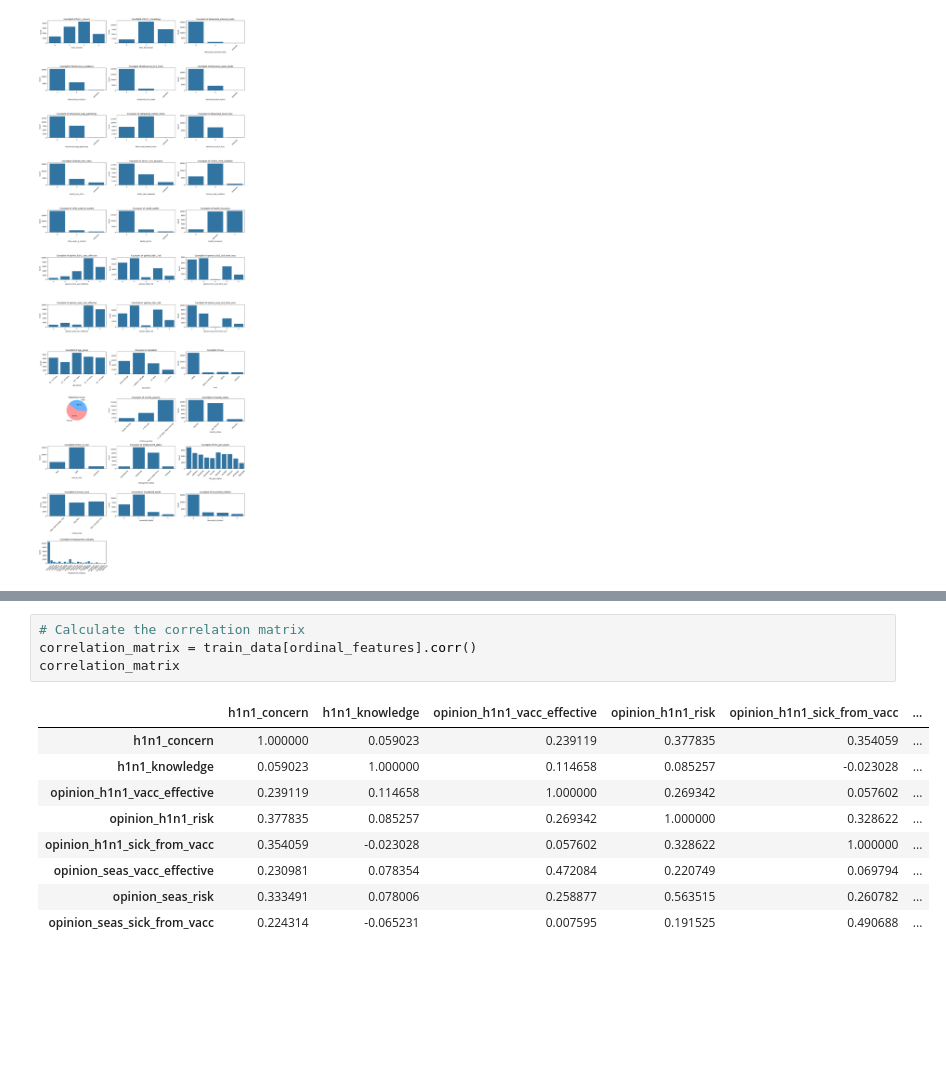
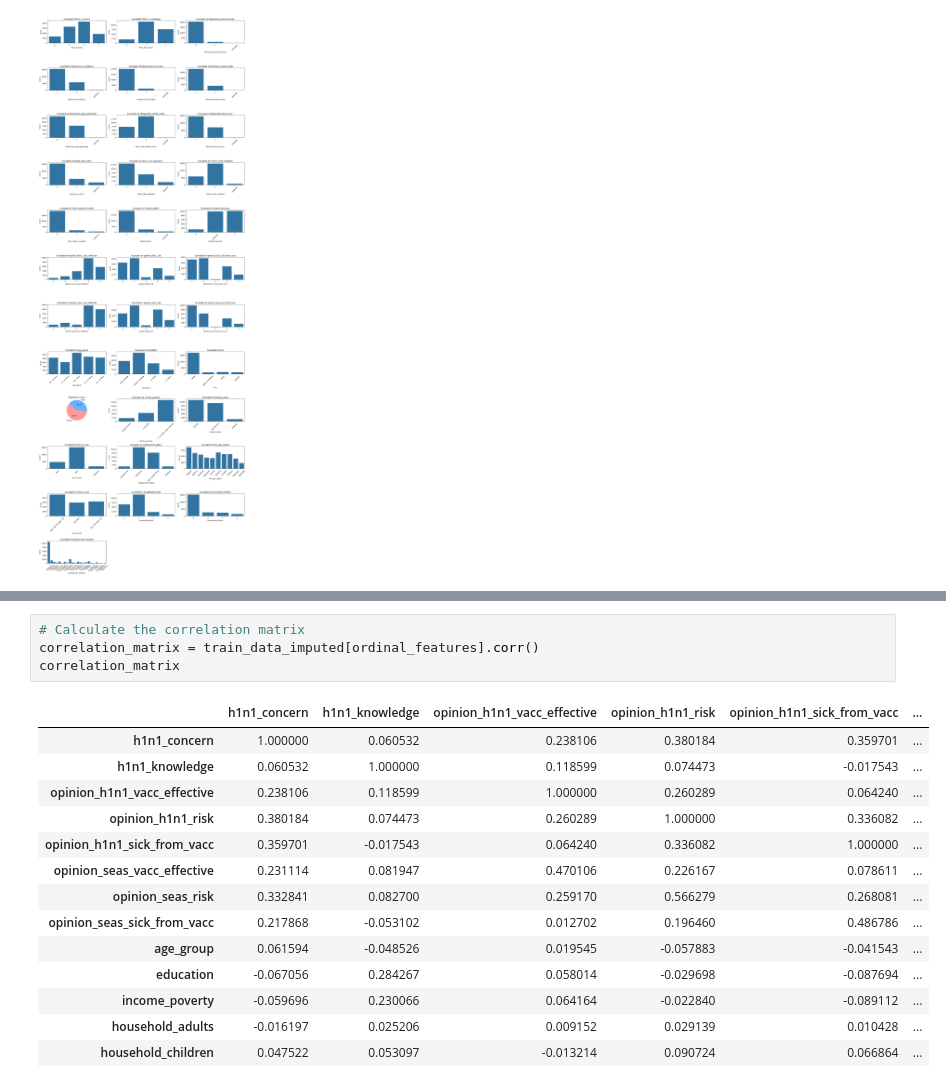
Before and after one commit to FREDRICKKYEKI/dsc-project-h1n1_prediction, a Jupyter notebook: index.ipynb, the cells around one changed output, grey strips where cells are left out. Saved outputs shown, nothing was run; the diff lists cells and outputs as text; blank space fills up the shorter version.

Commit message:
data understanding

```diff
--- a/index.ipynb
+++ b/index.ipynb
@@ -489,14 +562,19 @@ print(X_test[ordinal_mappings.keys()].head())
 # %%
 # Calculate the correlation matrix
-correlation_matrix = train_data[ordinal_features].corr()
+correlation_matrix = train_data_imputed[ordinal_features].corr()
 correlation_matrix
 # %% [output]
 |  | h1n1_concern | h1n1_knowledge | opinion_h1n1_vacc_effective | opinion_h1n1_risk | opinion_h1n1_sick_from_vacc | ... |
-| h1n1_concern | 1.000000 | 0.059023 | 0.239119 | 0.377835 | 0.354059 | ... |
-| h1n1_knowledge | 0.059023 | 1.000000 | 0.114658 | 0.085257 | -0.023028 | ... |
-| opinion_h1n1_vacc_effective | 0.239119 | 0.114658 | 1.000000 | 0.269342 | 0.057602 | ... |
-| opinion_h1n1_risk | 0.377835 | 0.085257 | 0.269342 | 1.000000 | 0.328622 | ... |
-| opinion_h1n1_sick_from_vacc | 0.354059 | -0.023028 | 0.057602 | 0.328622 | 1.000000 | ... |
-| opinion_seas_vacc_effective | 0.230981 | 0.078354 | 0.472084 | 0.220749 | 0.069794 | ... |
-| opinion_seas_risk | 0.333491 | 0.078006 | 0.258877 | 0.563515 | 0.260782 | ... |
-| opinion_seas_sick_from_vacc | 0.224314 | -0.065231 | 0.007595 | 0.191525 | 0.490688 | ... |
+| h1n1_concern | 1.000000 | 0.060532 | 0.238106 | 0.380184 | 0.359701 | ... |
+| h1n1_knowledge | 0.060532 | 1.000000 | 0.118599 | 0.074473 | -0.017543 | ... |
+| opinion_h1n1_vacc_effective | 0.238106 | 0.118599 | 1.000000 | 0.260289 | 0.064240 | ... |
+| opinion_h1n1_risk | 0.380184 | 0.074473 | 0.260289 | 1.000000 | 0.336082 | ... |
+| opinion_h1n1_sick_from_vacc | 0.359701 | -0.017543 | 0.064240 | 0.336082 | 1.000000 | ... |
+| opinion_seas_vacc_effective | 0.231114 | 0.081947 | 0.470106 | 0.226167 | 0.078611 | ... |
+| opinion_seas_risk | 0.332841 | 0.082700 | 0.259170 | 0.566279 | 0.268081 | ... |
+| opinion_seas_sick_from_vacc | 0.217868 | -0.053102 | 0.012702 | 0.196460 | 0.486786 | ... |
+| age_group | 0.061594 | -0.048526 | 0.019545 | -0.057883 | -0.041543 | ... |
+| education | -0.067056 | 0.284267 | 0.058014 | -0.029698 | -0.087694 | ... |
+| income_poverty | -0.059696 | 0.230066 | 0.064164 | -0.022840 | -0.089112 | ... |
+| household_adults | -0.016197 | 0.025206 | 0.009152 | 0.029139 | 0.010428 | ... |
+| household_children | 0.047522 | 0.053097 | -0.013214 | 0.090724 | 0.066864 | ... |
```
Also changed, not shown: parts of 5 cells of this notebook.
